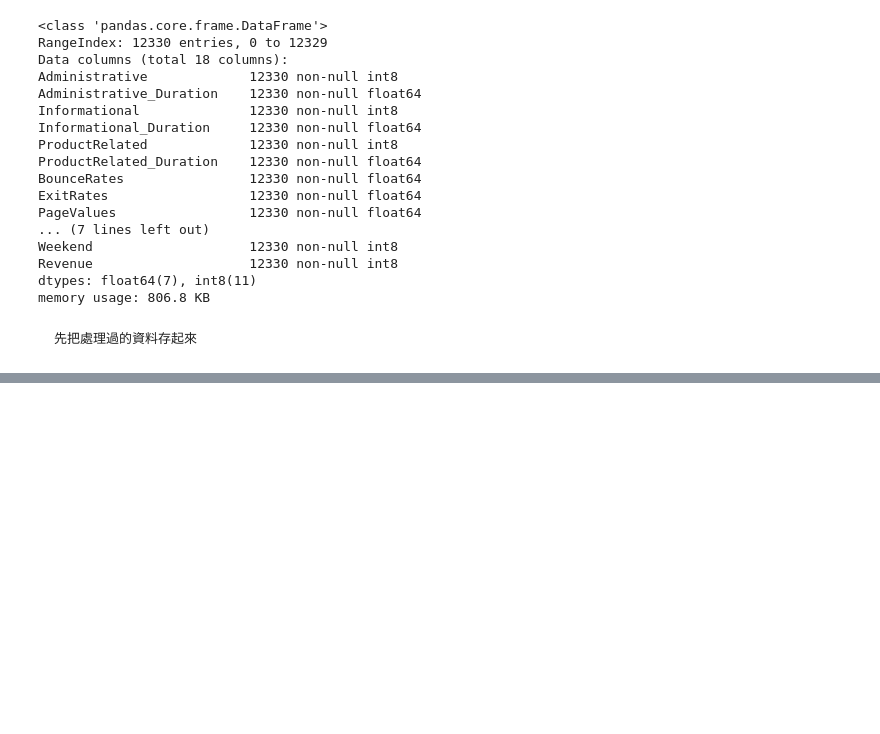
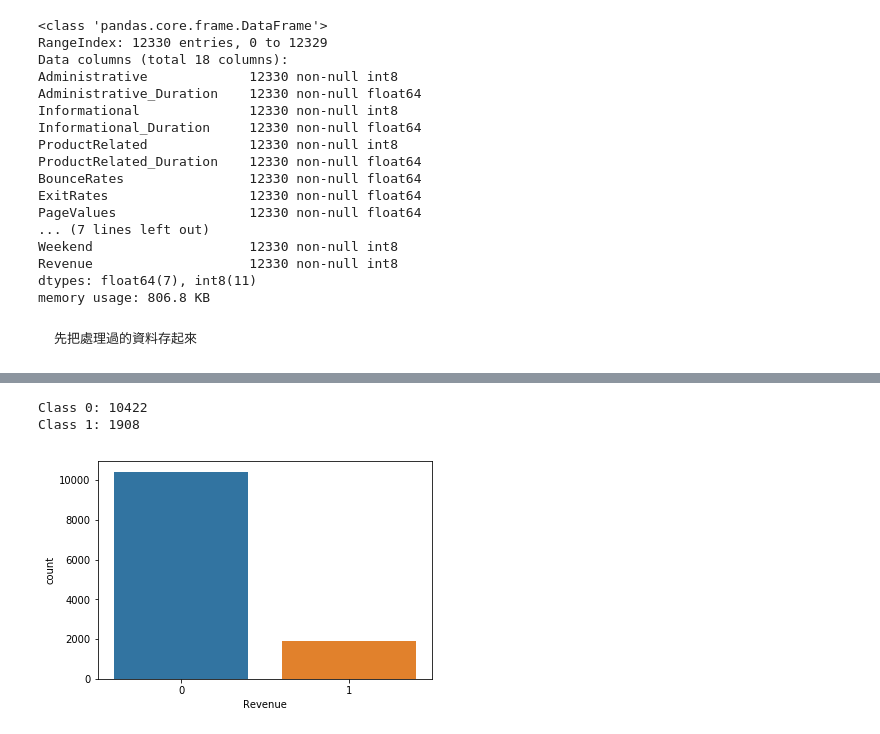
Before and after one commit to ChingChieh/ShoppersPurchasingIntention, a Jupyter notebook: predict purchasing intention.ipynb, the cells around one changed output, grey strips where cells are left out. Cells and saved outputs as stored; diff of their text form; code cells hidden in the pictures; blank space fills up the shorter version.

```diff
--- a/predict purchasing intention.ipynb
+++ b/predict purchasing intention.ipynb
@@ -207,0 +290,9 @@ weighted avg       0.88      0.86      0.87      3699
+# %%
+target_count = df_['Revenue'].value_counts()
+sns.countplot(x="Revenue", data=df_)
+print("Class 0:",target_count[0])
+print("Class 1:",target_count[1])
+# %% [output]
+Class 0: 10422
+Class 1: 1908
+[figure, added]
```
Also changed, not shown: parts of 66 cells of this notebook.
